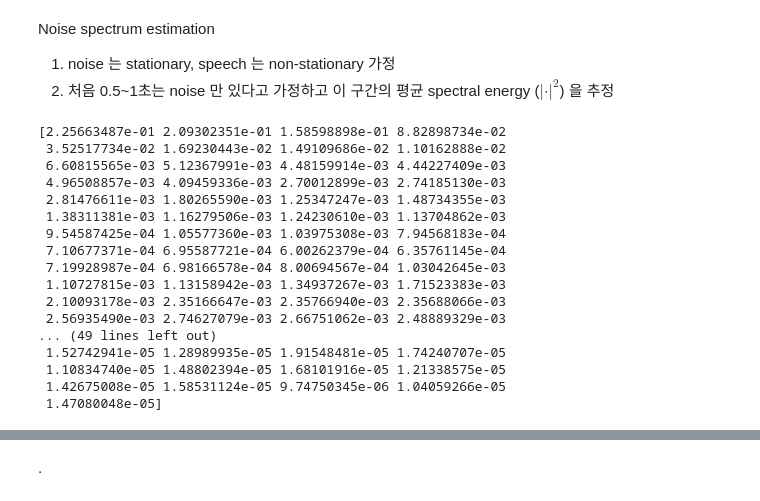
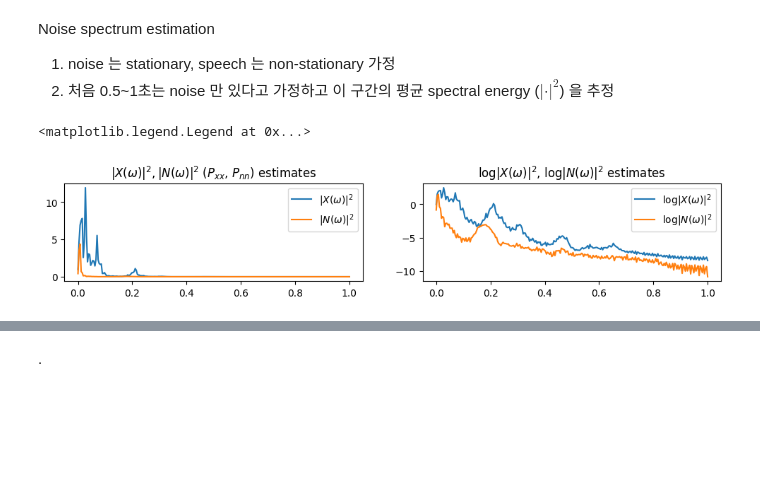
Before and after one commit to gjang7/ssp2023, a Jupyter notebook: lab04/lab04_ns_epd.ipynb, the cells around one changed output, grey strips where cells are left out. Cells and saved outputs as stored; diff of their text form; code cells hidden in the pictures; blank space fills up the shorter version.

```diff
--- a/lab04/lab04_ns_epd.ipynb
+++ b/lab04/lab04_ns_epd.ipynb
@@ -156,35 +156,52 @@ Noise spectrum estimation
 1. noise 는 stationary, speech 는 non-stationary 가정
 2. 처음 0.5~1초는 noise 만 있다고 가정하고 이 구간의 평균 spectral energy ($|\cdot|^2$) 을 추정
 # %%
-# 20 dB mixed speech 에 대하여 잡음 스펙트럼 추정
+####################################
+# 10 dB mixed speech 스펙트럼
+mix = mixedSig[1]
+Nx = len(mix)
+nframes = int((Nx-Nf)//Ns+1)
+Pxx = np.zeros(hNo)   # E[X*conj(X)]
+for n in range(nframes):
+    x = mix[(n*Ns):(n*Ns+Nf)]
+    X = np.fft.fft(x, NFFT)
+    aX2 = (X*np.conj(X))
+    Pxx += aX2[:hNo].real
+
+# average (E[x*conj(x)]
+Pxx /= nframes
+
+####################################
+# 0-0.5초에 대하여 잡음 스펙트럼 추정
+mix = mixedSig[1]
 Tn = 0.5   # 0~0.5초
 Nn = Tn*Fs
 nframes = int((Nn-Nf)//Ns+1)
-mix = mixedSig[0]
-Pnn = np.zeros(hNo)   # n*conj(n)
+Pnn = np.zeros(hNo)   # E[N*conj(N)]
 for n in range(nframes):
-    x = mix[(n*Ns):((n+1)*Ns)]
+    x = mix[(n*Ns):(n*Ns+Nf)]
     X = np.fft.fft(x, NFFT)
     aX2 = (X*np.conj(X))
     Pnn += aX2[:hNo].real
 
+# average (expected value)
 Pnn = Pnn/nframes
-print(Pnn)
+
+####################################
+# plot
+plt.figure(figsize=FIG_SIZE*np.array([1.5,0.6]))
+xticks=np.linspace(0, 1, num=hNo, endpoint=True)
+
+plt.subplot(1,2,1)
+plt.plot(xticks,Pxx,label='$|X(\omega)|^2$')
+plt.plot(xticks,Pnn,label='$|N(\omega)|^2$')
+plt.title('$|X(\omega)|^2, |N(\omega)|^2$ ($P_{xx}$, $P_{nn}$) estimates')
+plt.legend(loc='upper right')
+plt.subplot(1,2,2)
+plt.plot(xticks,np.log(Pxx),label='$\log |X(\omega)|^2$')
+plt.plot(xticks,np.log(Pnn),label='$\log |N(\omega)|^2$')
+plt.title('$\log |X(\omega)|^2$, $\log |N(\omega)|^2$ estimates')
+plt.legend(loc='upper right')
 # %% [output]
-[2.25663487e-01 2.09302351e-01 1.58598898e-01 8.82898734e-02
- 3.52517734e-02 1.69230443e-02 1.49109686e-02 1.10162888e-02
- 6.60815565e-03 5.12367991e-03 4.48159914e-03 4.44227409e-03
- 4.96508857e-03 4.09459336e-03 2.70012899e-03 2.74185130e-03
- 2.81476611e-03 1.80265590e-03 1.25347247e-03 1.48734355e-03
- 1.38311381e-03 1.16279506e-03 1.24230610e-03 1.13704862e-03
- 9.54587425e-04 1.05577360e-03 1.03975308e-03 7.94568183e-04
- 7.10677371e-04 6.95587721e-04 6.00262379e-04 6.35761145e-04
- 7.19928987e-04 6.98166578e-04 8.00694567e-04 1.03042645e-03
- 1.10727815e-03 1.13158942e-03 1.34937267e-03 1.71523383e-03
- 2.10093178e-03 2.35166647e-03 2.35766940e-03 2.35688066e-03
- 2.56935490e-03 2.74627079e-03 2.66751062e-03 2.48889329e-03
-... (49 lines left out)
- 1.52742941e-05 1.28989935e-05 1.91548481e-05 1.74240707e-05
- 1.10834740e-05 1.48802394e-05 1.68101916e-05 1.21338575e-05
- 1.42675008e-05 1.58531124e-05 9.74750345e-06 1.04059266e-05
- 1.47080048e-05]
+<matplotlib.legend.Legend at 0x...>
+[figure, added]
```
Also changed, not shown: parts of 7 cells of this notebook.
